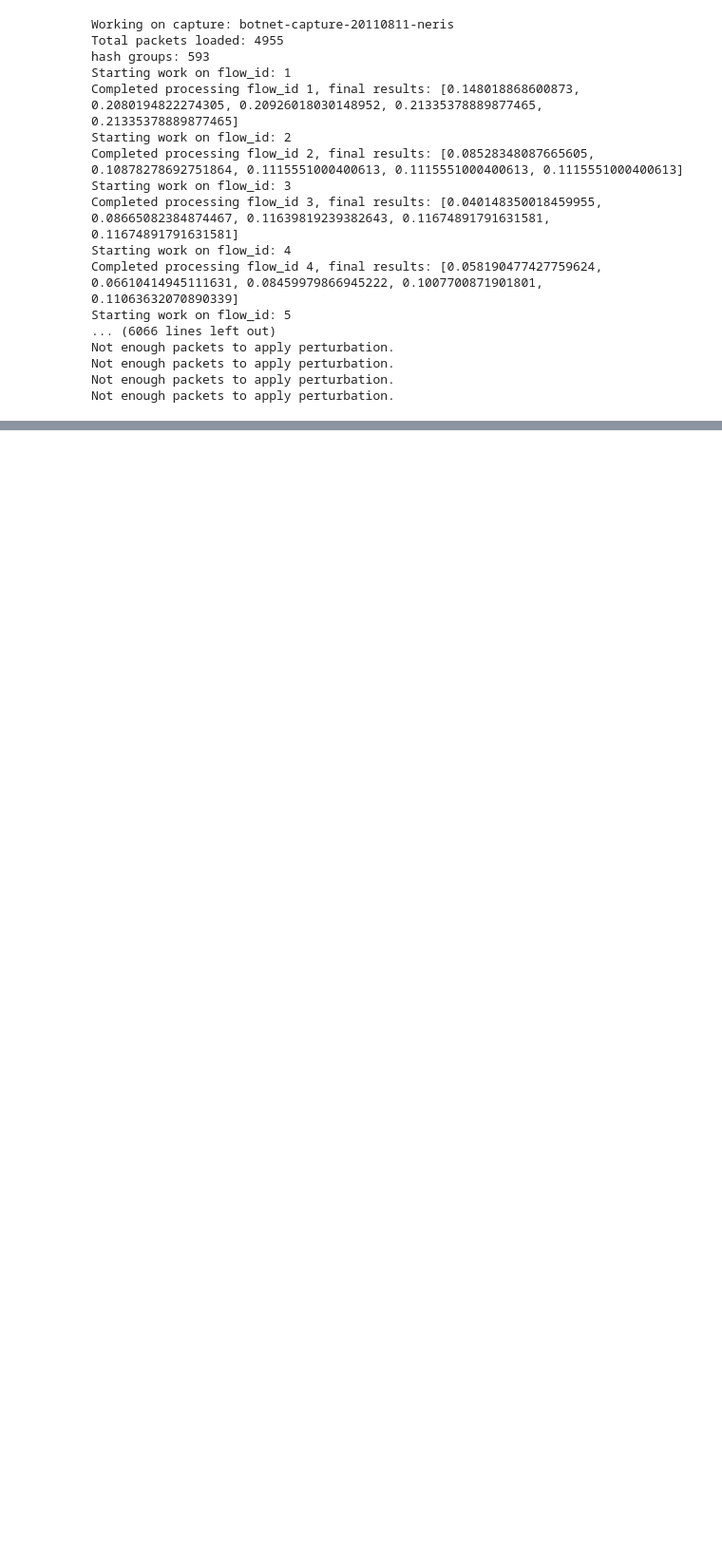
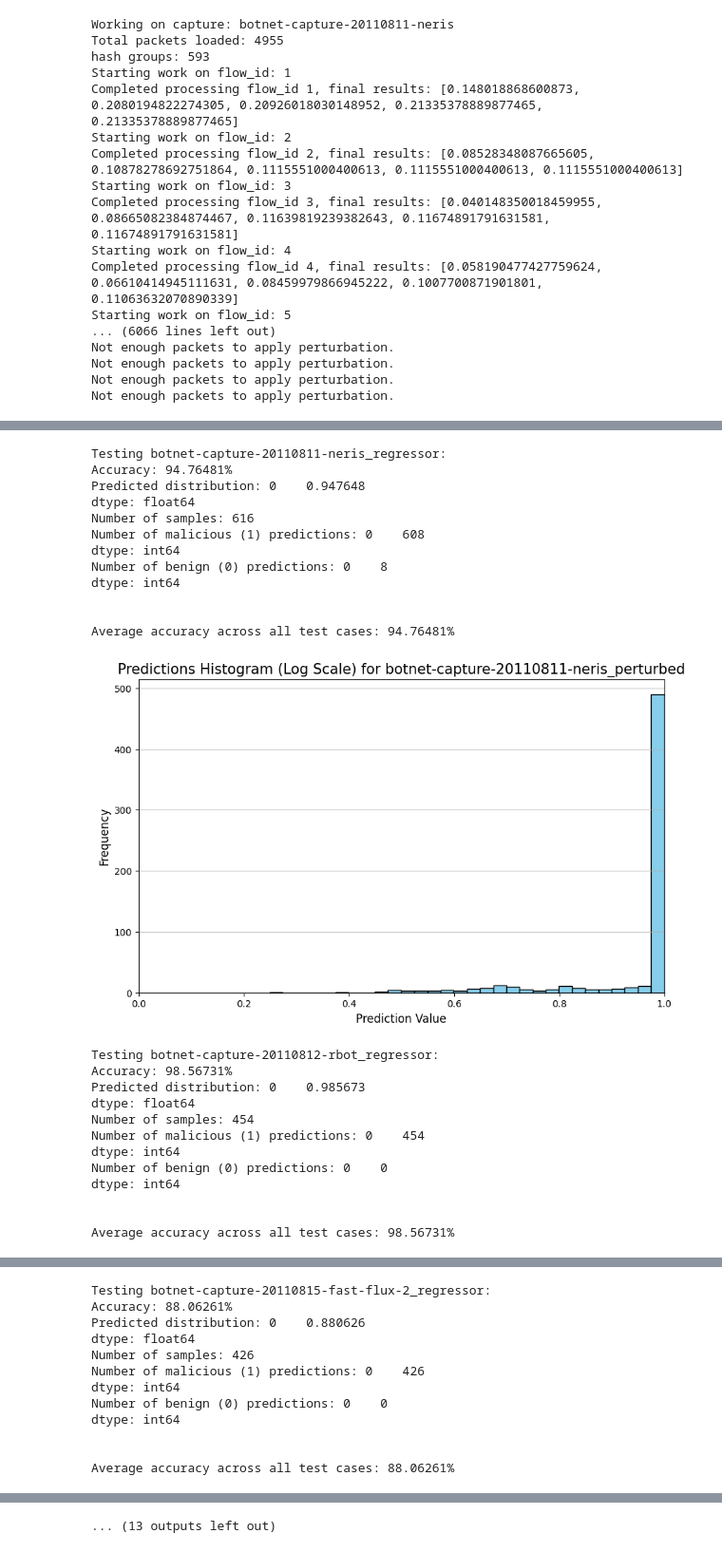
Before and after one commit to ppopiolek/CyberAML, a Jupyter notebook: notebooks/pp_final_pipeline.ipynb, the cells around one changed output, grey strips where cells are left out. Shown at 95% size. Cells and saved outputs as stored; diff of their text form; code cells hidden in the pictures; blank space fills up the shorter version.

```diff
--- a/notebooks/pp_final_pipeline.ipynb
+++ b/notebooks/pp_final_pipeline.ipynb
@@ -599,6 +877,8 @@ data_dir = "../data/processed"
 models = {file.split('_model.cbm')[0]: CatBoostRegressor().load_model(os.path.join(models_dir, file))
           for file in os.listdir(models_dir) if file.endswith('.cbm')}
 
+accuracies = []
+
 for capture in captures:
 
     # Testing models
@@ -617,33 +897,64 @@ for capture in captures:
             predictions = model.predict(X_test)
 
             # Calculating accuracy
-            accuracy = np.mean(predictions)
             #accuracies.append(predictions)
 
             predictions = pd.DataFrame(predictions).clip(lower=0, upper =1)
+            accuracy = np.mean(predictions)
+
+            accuracies.append(accuracy)
 
 
             # Detailed logging
             print(f"Testing {model_name}:")
             print(f"Accuracy: {accuracy:.5%}")
             print(f"Predicted distribution: {predictions.mean()}")
             print(f"Number of samples: {len(predictions)}")
             print(f"Number of malicious (1) predictions: {np.sum(predictions > 0.5)}")
             print(f"Number of benign (0) predictions: {np.sum(predictions <= 0.5)}\n")
 
             # Average accuracy
             mean_accuracy = np.mean(accuracies)
             print(f"\nAverage accuracy across all test cases: {mean_accuracy:.5%}")
 
 
             import matplotlib.pyplot as plt
 
             plt.figure(figsize=(10, 6))
             plt.hist(predictions, bins=30, color='skyblue', edgecolor='black', log=False)
             plt.title(f'Predictions Histogram (Log Scale) for {capture}_perturbed', fontsize=15)
             plt.xlabel('Prediction Value', fontsize=12)
             plt.ylabel('Frequency', fontsize=12)
             plt.grid(axis='y', alpha=0.75)
             plt.xlim(0, 1.0)
 
             plt.show()
+
+
+print(f"Accuracy final mean: {np.mean(accuracies)}")
+# %% [output]
+Testing botnet-capture-20110811-neris_regressor:
+Accuracy: 94.76481%
+Predicted distribution: 0    0.947648
+dtype: float64
+Number of samples: 616
+Number of malicious (1) predictions: 0    608
+dtype: int64
+Number of benign (0) predictions: 0    8
+dtype: int64
+
+
+Average accuracy across all test cases: 94.76481%
+[figure, added]
+Testing botnet-capture-20110812-rbot_regressor:
+Accuracy: 98.56731%
+Predicted distribution: 0    0.985673
+dtype: float64
+Number of samples: 454
+Number of malicious (1) predictions: 0    454
+dtype: int64
+Number of benign (0) predictions: 0    0
+dtype: int64
+
+
+Average accuracy across all test cases: 98.56731%
@@ -649,0 +962,12 @@ for capture in captures:
+Testing botnet-capture-20110815-fast-flux-2_regressor:
+Accuracy: 88.06261%
+Predicted distribution: 0    0.880626
+dtype: float64
+Number of samples: 426
+Number of malicious (1) predictions: 0    426
+dtype: int64
+Number of benign (0) predictions: 0    0
+dtype: int64
+
+
+Average accuracy across all test cases: 88.06261%
@@ -650,3 +1014,4 @@ for capture in captures:
+... (13 outputs left out)
 # %%
 # # after target PERTURBATIONS
 
```
Also changed, not shown: parts of 19 cells of this notebook.
